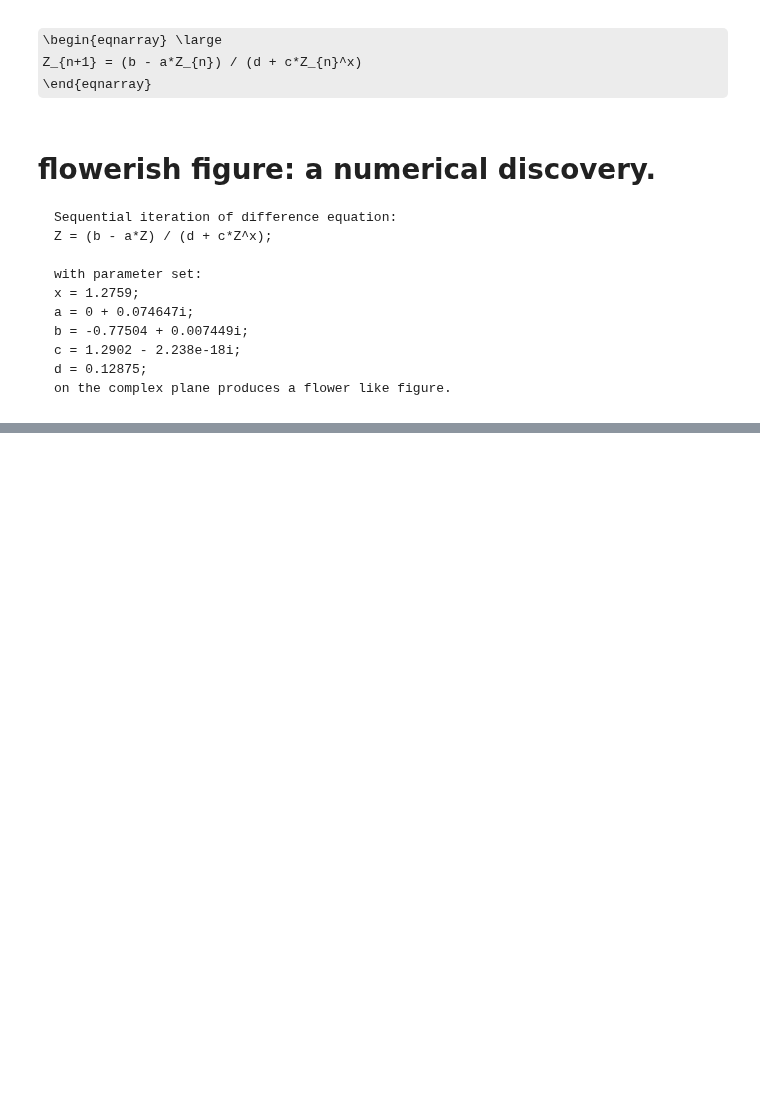
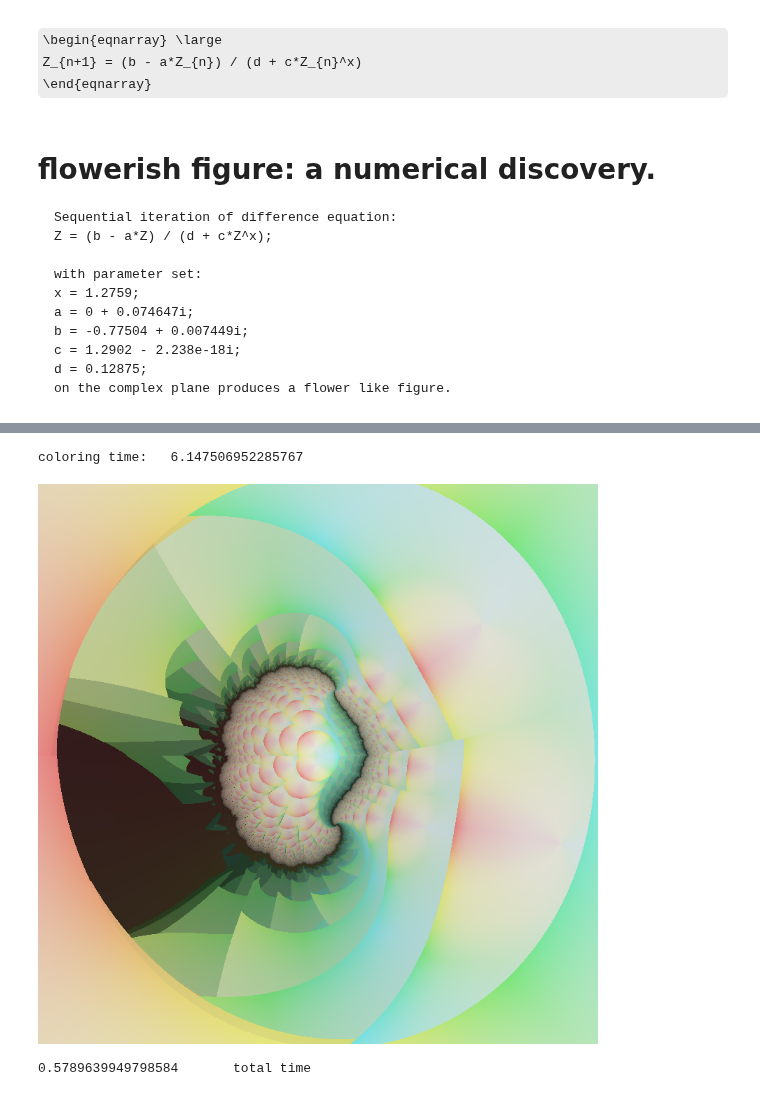
Before and after one commit to dlanier/FlyingMachineFractal, a Jupyter notebook: fig_notebooks/fleur_de_Okeeffe.ipynb, the cells around one changed output, grey strips where cells are left out. Saved outputs shown, nothing was run; the diff lists cells and outputs as text; code cells hidden in the pictures; some formulas as TeX source; blank space fills up the shorter version.

```diff
--- a/fig_notebooks/fleur_de_Okeeffe.ipynb
+++ b/fig_notebooks/fleur_de_Okeeffe.ipynb
@@ -93,0 +109,46 @@ display(Ic)
+# %%
+#                  Rotation > Hue, Distance > Saturation, Escape Time > Value (intensity-brightness) (muted)
+H = Zr
+S = 1 - ncp.graphic_norm(Zd)
+V = 1 - ncp.graphic_norm(ET)
+
+Hue_width = 0.5
+H_min = 0.0
+H_max = H_min + Hue_width
+
+S_max = 0.5
+S_min = 0.05
+
+V_max = 0.9
+V_min = 0.2
+t0 = time.time()
+Ihsv = ncp.normat_hsv_intrgb(H, S, V, H_max, H_min, S_max, S_min, V_max, V_min)
+print('coloring time:\t',time.time() - t0)
+display(Ihsv)
+# %% [output]
+coloring time:   6.147506952285767
+[figure, added]
+# %%
+#                                        smaller -> view individual escape time sets
+par_set = {'n_rows': 200, 'n_cols': 200}
+par_set['center_point'] = -0.1-0.1j
+par_set['theta'] = 0.0
+par_set['zoom'] = 0.3
+
+par_set['it_max'] = 32
+par_set['max_d'] = 1 / par_set['zoom']
+par_set['dir_path'] = os.getcwd()
+
+x = 1.2759;
+a = 0 + 0.074647j;
+b = -0.77504 + 0.007449j;
+c = 1.2902 - 2.238e-18j;
+d = 0.12875;
+p = [x, a, b, c, d]
+list_tuple = [(de_Okeeffe, (p))]
+
+t0 = time.time()
+ET_sm, Z_sm, Z0_sm = ig.get_primitives(list_tuple, par_set)
+print(time.time() - t0, '\t total time')
+# %% [output]
+0.5789639949798584       total time
```
Also changed, not shown: parts of 10 cells of this notebook.
